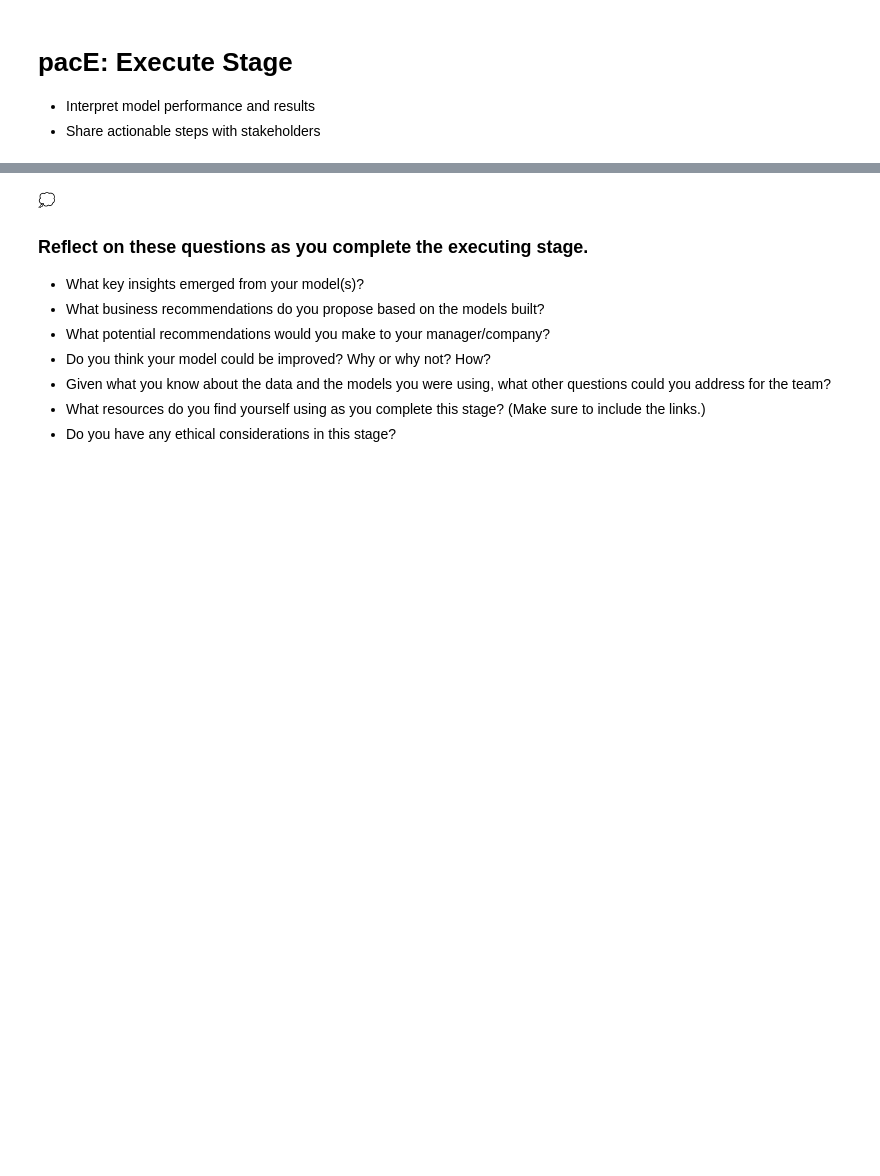
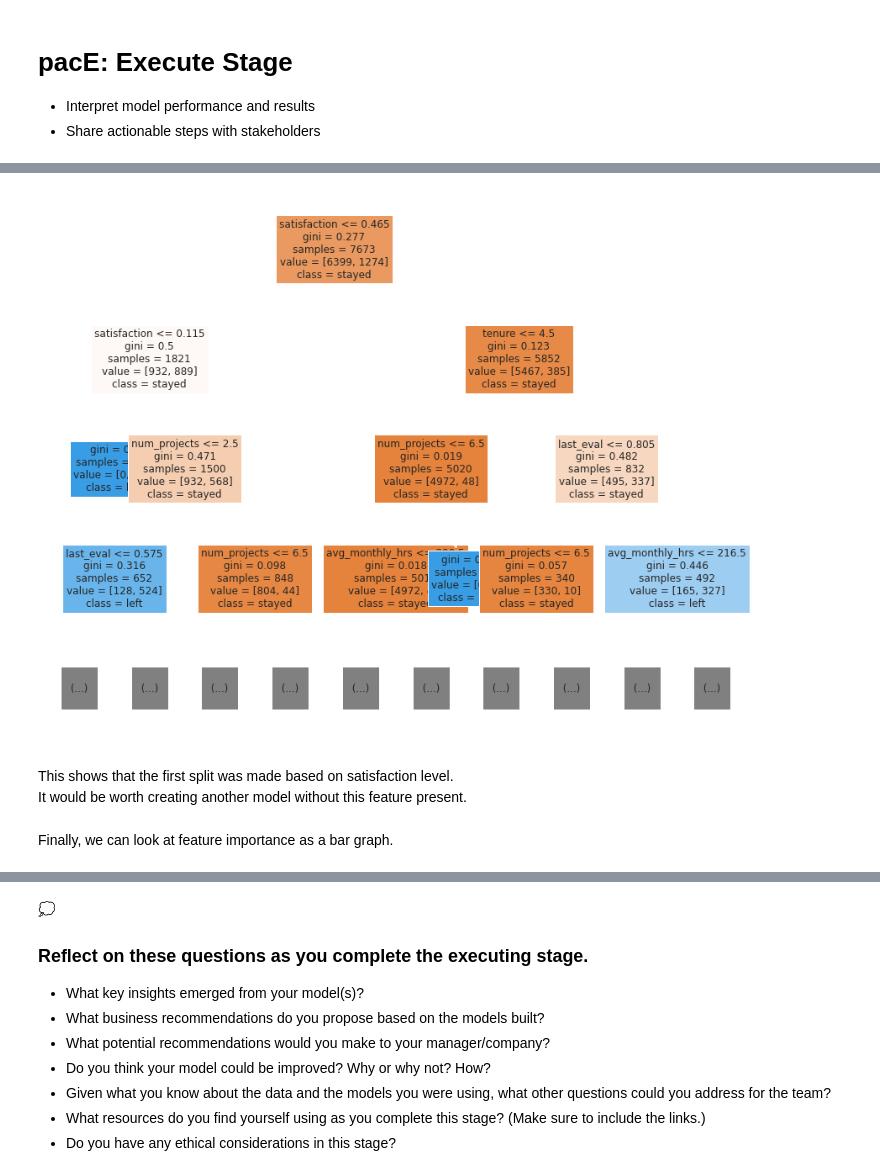
Before and after one commit to mhapich/salifort-project, a Jupyter notebook: Salifort Motors project lab.ipynb, the cells around one changed output, grey strips where cells are left out. Cells and saved outputs as stored; diff of their text form; code cells hidden in the pictures; blank space fills up the shorter version.

```diff
--- a/Salifort Motors project lab.ipynb
+++ b/Salifort Motors project lab.ipynb
@@ -604,0 +894,11 @@ Add as many cells as you need to conduct the modeling process.
+# %%
+plt.figure(figsize=(15,12))
+plot_tree(dt, max_depth=3, fontsize=12, feature_names=X.columns, class_names={0:'stayed', 1:'left'}, filled=True)
+plt.show();
+# %% [output]
+[figure, added]
+# %% [markdown]
+This shows that the first split was made based on satisfaction level. <br>
+It would be worth creating another model without this feature present.
+# %% [markdown]
+Finally, we can look at feature importance as a bar graph.
```
Also changed, not shown: parts of 71 cells of this notebook.
